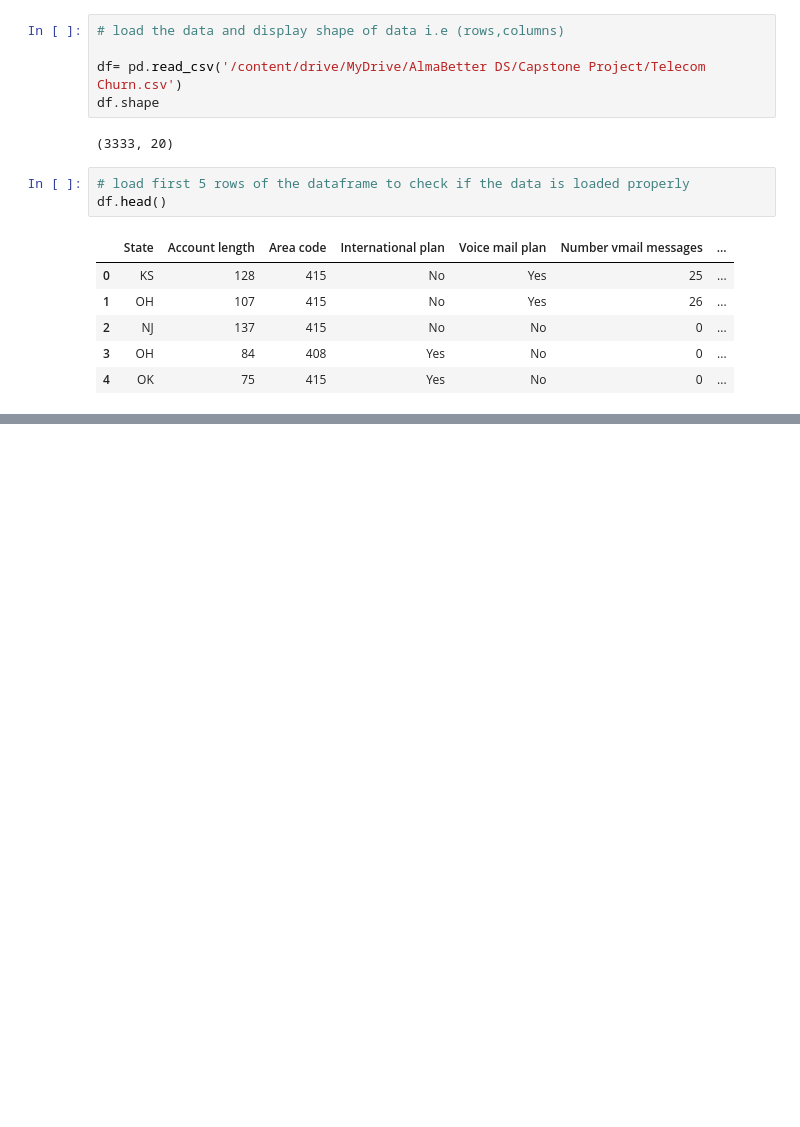
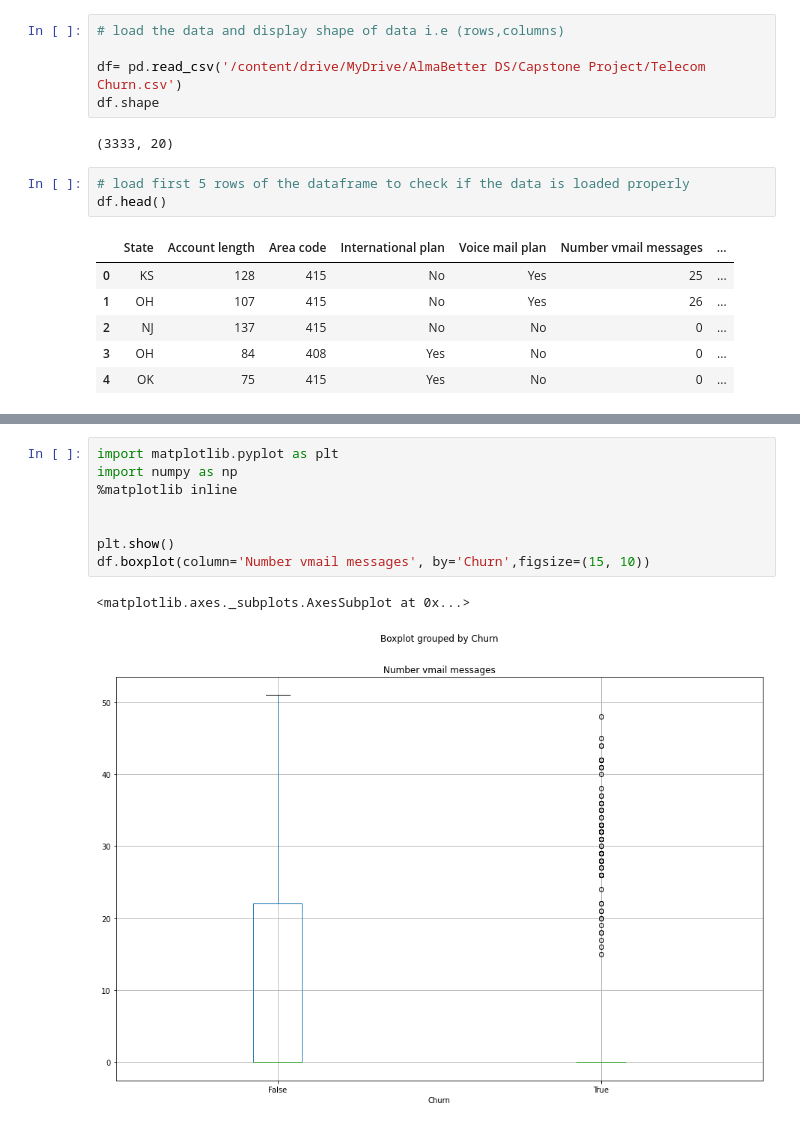
Before and after one commit to Vagueken/Customer-Churn-Analysis, a Jupyter notebook: Karan_Malhotra_Telecom_Churn_Analysis_Capstone_Project.ipynb, the cells around one changed output, grey strips where cells are left out. Saved outputs shown, nothing was run; the diff lists cells and outputs as text; blank space fills up the shorter version.

```diff
--- a/Karan_Malhotra_Telecom_Churn_Analysis_Capstone_Project.ipynb
+++ b/Karan_Malhotra_Telecom_Churn_Analysis_Capstone_Project.ipynb
@@ -34,0 +244,11 @@ df.head()
+# %%
+import matplotlib.pyplot as plt
+import numpy as np
+%matplotlib inline
+
+
+plt.show()
+df.boxplot(column='Number vmail messages', by='Churn',figsize=(15, 10))
+# %% [output]
+<matplotlib.axes._subplots.AxesSubplot at 0x...>
+[figure, added]
```
Also changed, not shown: parts of 75 cells of this notebook.
